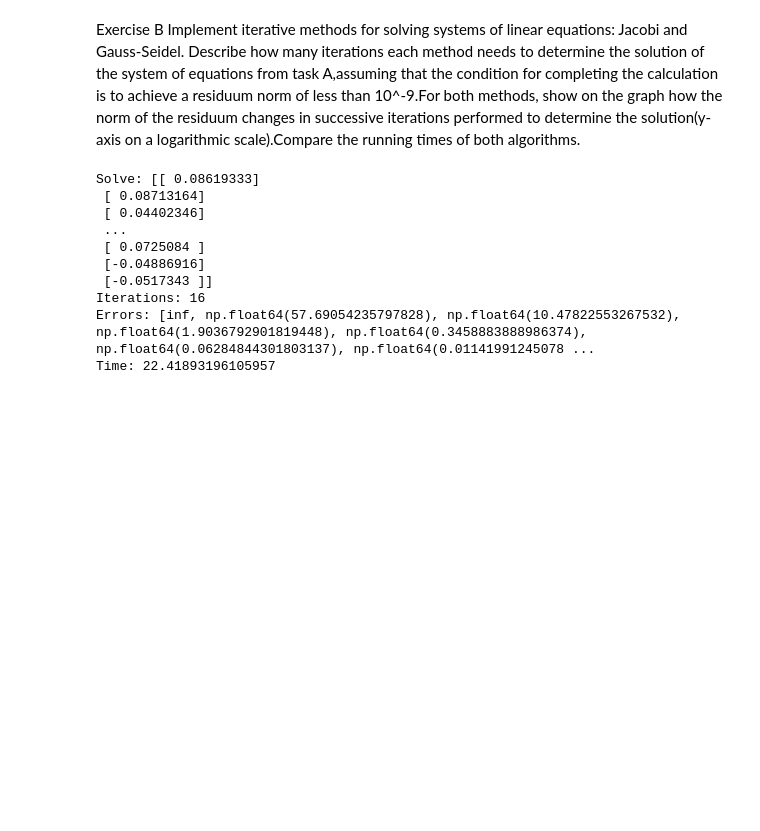
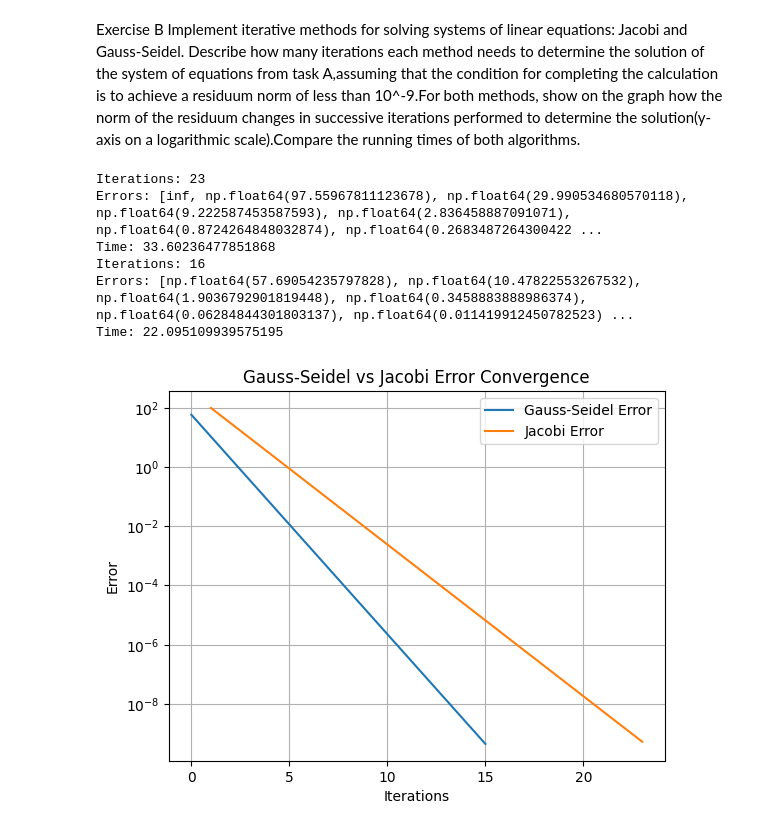
Before and after one commit to JakubBot/linear_equations, a Jupyter notebook: src/main.ipynb, the cells around one changed output. Saved outputs shown, nothing was run; the diff lists cells and outputs as text; code cells hidden in the pictures; blank space fills up the shorter version.

Commit message:
Add Gauss-Seidel vs Jacobi Error Convergence graph

```diff
--- a/src/main.ipynb
+++ b/src/main.ipynb
@@ -54,26 +63,33 @@ is to achieve a residuum norm of less than 10^-9.For both methods, show on the g
 how the norm of the residuum changes in successive iterations performed to determine the
 solution(y-axis on a logarithmic scale).Compare the running times of both algorithms.
 # %%
-# jacobi:OutputSolution = solve_jacobi(A, b)
+jacobi:OutputSolution = solve_jacobi(A, b)
 
-# print("Iterations:", jacobi.iterations)
-# print("Errors:", jacobi.errors)
-# print("Time:", jacobi.time)
+print("Iterations:", jacobi.iterations)
+print("Errors:", jacobi.errors)
+print("Time:", jacobi.time)
 
 gauss:OutputSolution = solve_gauss_seidel(A, b)
 
-print("Solve:", gauss.x)
 print("Iterations:", gauss.iterations)
 print("Errors:", gauss.errors)
 print("Time:", gauss.time)
+
+plt.plot(gauss.errors, label='Gauss-Seidel Error')
+plt.plot(jacobi.errors, label='Jacobi Error')
+plt.yscale('log')
+plt.xlabel('Iterations')
+plt.ylabel('Residual Norm')
+plt.title('Gauss-Seidel vs Jacobi Error Convergence')
+plt.grid()
+plt.legend()
+plt.savefig(f"{OUTPUT_DOCS_PATH}/gauss_seidel_errors.png")
+plt.show()
 # %% [output]
-Solve: [[ 0.08619333]
- [ 0.08713164]
- [ 0.04402346]
- ...
- [ 0.0725084 ]
- [-0.04886916]
- [-0.0517343 ]]
+Iterations: 23
+Errors: [inf, np.float64(97.55967811123678), np.float64(29.990534680570118), np.float64(9.222587453587593), np.float64(2.836458887091071), np.float64(0.8724264848032874), np.float64(0.2683487264300422 ...
+Time: 33.60236477851868
 Iterations: 16
-Errors: [inf, np.float64(57.69054235797828), np.float64(10.47822553267532), np.float64(1.9036792901819448), np.float64(0.3458883888986374), np.float64(0.06284844301803137), np.float64(0.01141991245078 ...
-Time: 22.41893196105957
+Errors: [np.float64(57.69054235797828), np.float64(10.47822553267532), np.float64(1.9036792901819448), np.float64(0.3458883888986374), np.float64(0.06284844301803137), np.float64(0.011419912450782523) ...
+Time: 22.095109939575195
+[figure, added]
```
Also changed, not shown: parts of 2 cells of this notebook, 3 other files.
